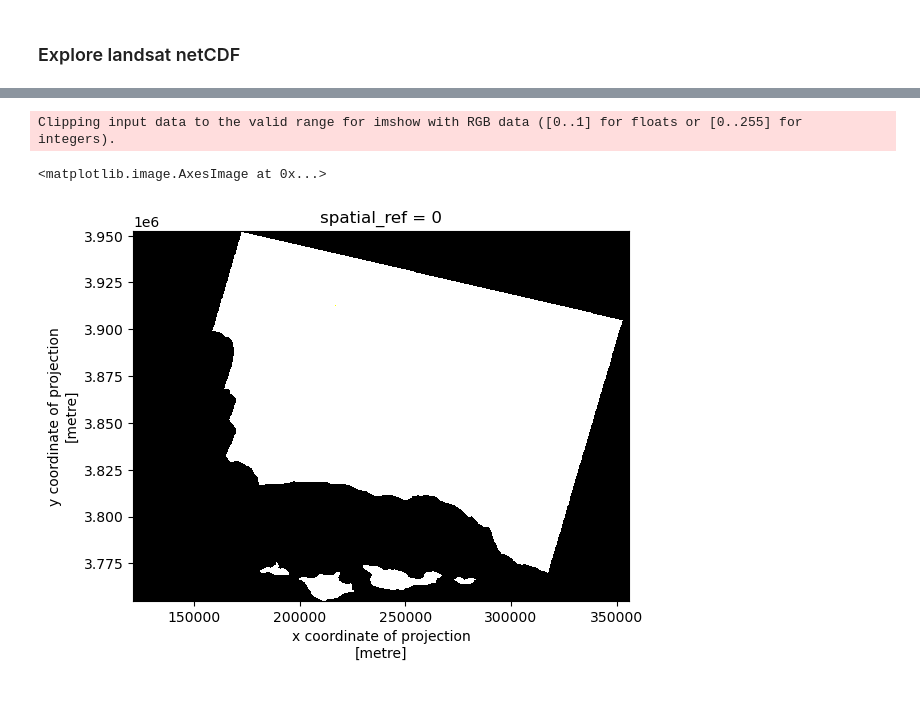
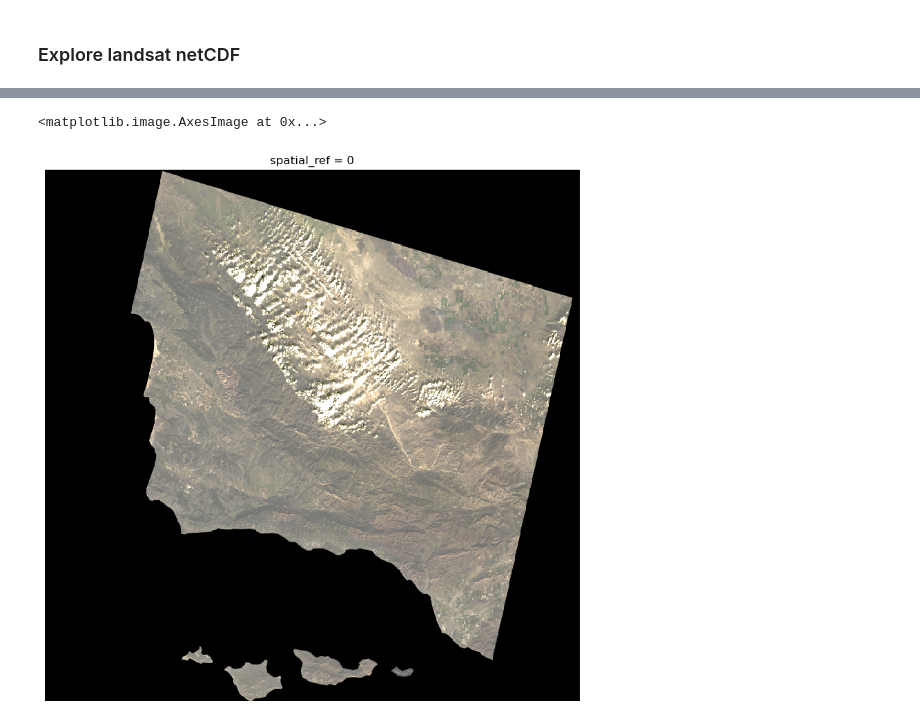
Before and after one commit to katleyq/eds220-hwk4, a Jupyter notebook: hwk4-task2-false-color-LE.ipynb, the cells around one changed output, grey strips where cells are left out. Cells and saved outputs as stored; diff of their text form; code cells hidden in the pictures; blank space fills up the shorter version.

```diff
--- a/hwk4-task2-false-color-LE.ipynb
+++ b/hwk4-task2-false-color-LE.ipynb
@@ -47,6 +73,9 @@ landsat = landsat.squeeze().drop_vars('band')
 # %%
-xr.Dataset(landsat[['red', 'green', 'blue']]).to_array().plot.imshow()
+fig, ax = plt.subplots(figsize = (10, 10))
+
+ax.axis('off')
+
+xr.Dataset(landsat[['red', 'green', 'blue']]).to_array().plot.imshow(robust = True)
 # %% [output]
-Clipping input data to the valid range for imshow with RGB data ([0..1] for floats or [0..255] for integers).
+<matplotlib.image.AxesImage at 0x...>
-<matplotlib.image.AxesImage at 0x...>
-[figure, old version]
+[figure, new version]
```
Also changed, not shown: parts of 10 cells of this notebook.
